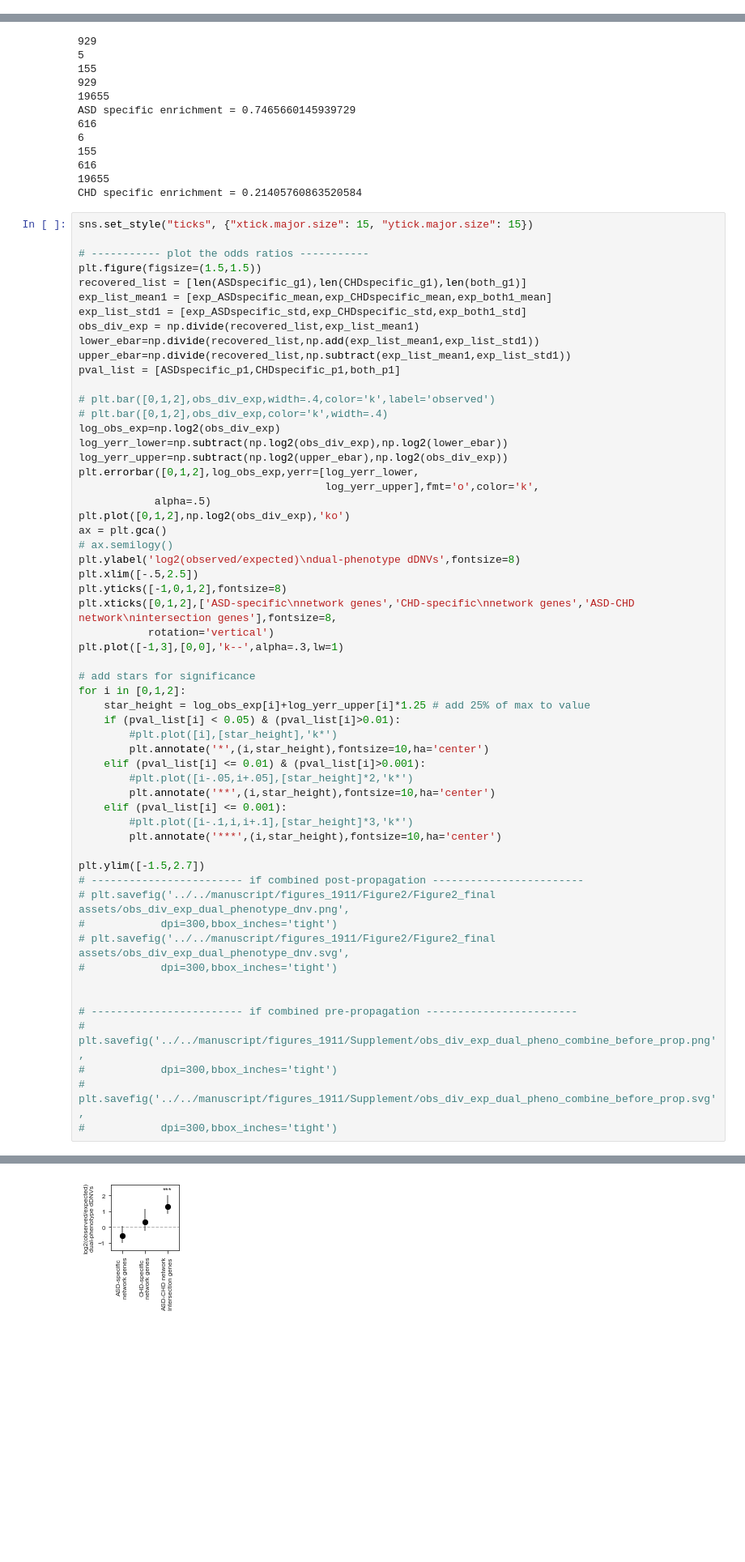
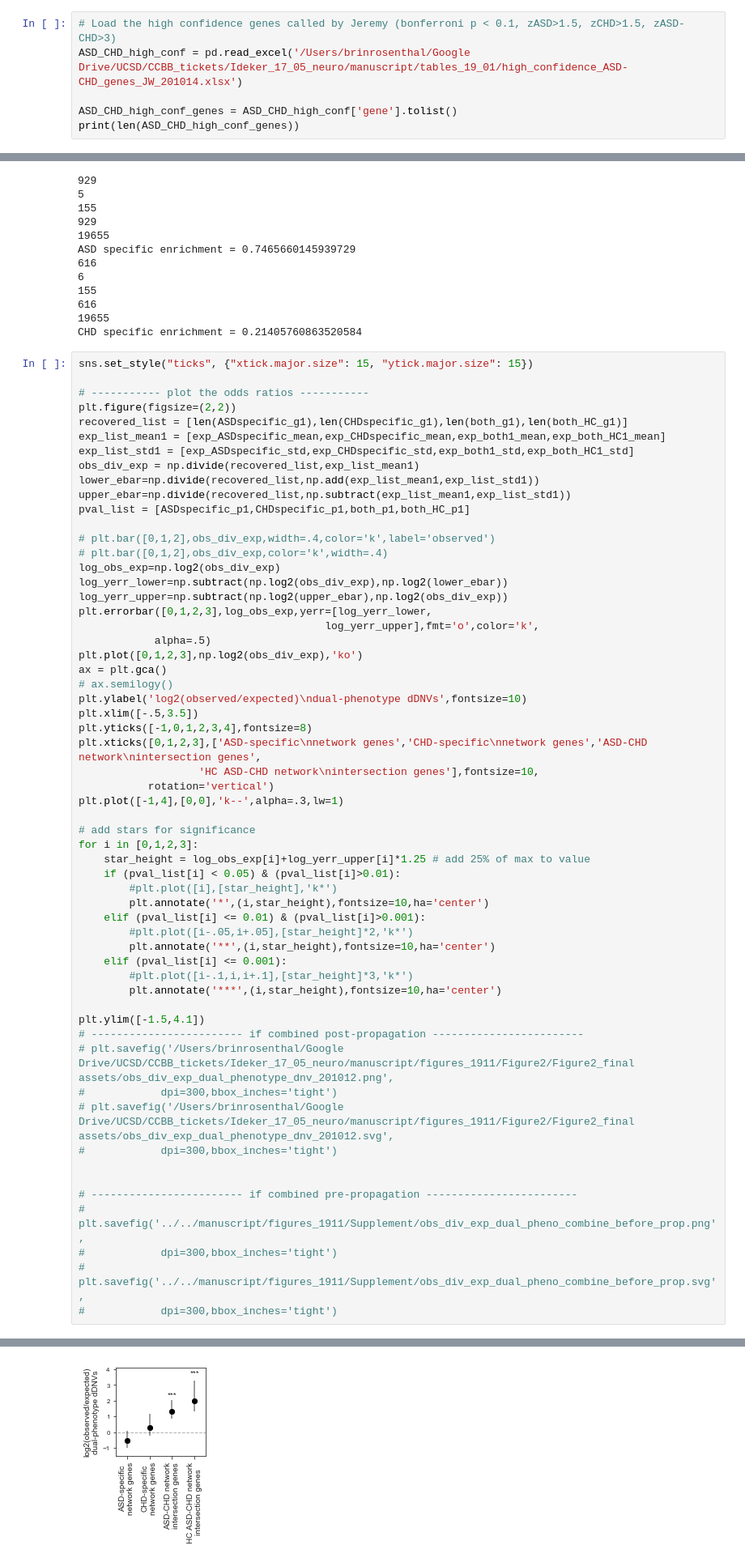
Before and after one commit to ucsd-ccbb/ASD_combined_network_analysis, a Jupyter notebook: NB2_analyze_DNV_overrepresentation_200604.ipynb, the cells around one changed output, grey strips where cells are left out. Shown: that part at 81% size. Saved outputs shown, nothing was run; the diff lists cells and outputs as text; blank space fills up the shorter version.

Commit message:
updates to figures for cell systems submission

```diff
--- a/NB2_analyze_DNV_overrepresentation_200604.ipynb
+++ b/NB2_analyze_DNV_overrepresentation_200604.ipynb
@@ -648,3 +649,9 @@ max CHD_HC zscore:
 # Plot the shared-phenotype DNVs in combined z-score space
 
 ## CHD-ASD
+# %%
+# Load the high confidence genes called by Jeremy (bonferroni p < 0.1, zASD>1.5, zCHD>1.5, zASD-CHD>3)
+ASD_CHD_high_conf = pd.read_excel('/Users/brinrosenthal/Google Drive/UCSD/CCBB_tickets/Ideker_17_05_neuro/manuscript/tables_19_01/high_confidence_ASD-CHD_genes_JW_201014.xlsx')
+
+ASD_CHD_high_conf_genes = ASD_CHD_high_conf['gene'].tolist()
+print(len(ASD_CHD_high_conf_genes))
@@ -974,35 +915,36 @@ CHD specific enrichment = 0.21405760863520584
 sns.set_style("ticks", {"xtick.major.size": 15, "ytick.major.size": 15})
 
 # ----------- plot the odds ratios -----------
-plt.figure(figsize=(1.5,1.5))
-recovered_list = [len(ASDspecific_g1),len(CHDspecific_g1),len(both_g1)]
-exp_list_mean1 = [exp_ASDspecific_mean,exp_CHDspecific_mean,exp_both1_mean]
-exp_list_std1 = [exp_ASDspecific_std,exp_CHDspecific_std,exp_both1_std]
+plt.figure(figsize=(2,2))
+recovered_list = [len(ASDspecific_g1),len(CHDspecific_g1),len(both_g1),len(both_HC_g1)]
+exp_list_mean1 = [exp_ASDspecific_mean,exp_CHDspecific_mean,exp_both1_mean,exp_both_HC1_mean]
+exp_list_std1 = [exp_ASDspecific_std,exp_CHDspecific_std,exp_both1_std,exp_both_HC1_std]
 obs_div_exp = np.divide(recovered_list,exp_list_mean1)
 lower_ebar=np.divide(recovered_list,np.add(exp_list_mean1,exp_list_std1))
 upper_ebar=np.divide(recovered_list,np.subtract(exp_list_mean1,exp_list_std1))
-pval_list = [ASDspecific_p1,CHDspecific_p1,both_p1]
+pval_list = [ASDspecific_p1,CHDspecific_p1,both_p1,both_HC_p1]
 
 # plt.bar([0,1,2],obs_div_exp,width=.4,color='k',label='observed')
 # plt.bar([0,1,2],obs_div_exp,color='k',width=.4)
 log_obs_exp=np.log2(obs_div_exp)
 log_yerr_lower=np.subtract(np.log2(obs_div_exp),np.log2(lower_ebar))
 log_yerr_upper=np.subtract(np.log2(upper_ebar),np.log2(obs_div_exp))
-plt.errorbar([0,1,2],log_obs_exp,yerr=[log_yerr_lower,
+plt.errorbar([0,1,2,3],log_obs_exp,yerr=[log_yerr_lower,
                                        log_yerr_upper],fmt='o',color='k',
             alpha=.5)
-plt.plot([0,1,2],np.log2(obs_div_exp),'ko')
+plt.plot([0,1,2,3],np.log2(obs_div_exp),'ko')
 ax = plt.gca()
 # ax.semilogy()
-plt.ylabel('log2(observed/expected)\ndual-phenotype dDNVs',fontsize=8)
-plt.xlim([-.5,2.5])
-plt.yticks([-1,0,1,2],fontsize=8)
-plt.xticks([0,1,2],['ASD-specific\nnetwork genes','CHD-specific\nnetwork genes','ASD-CHD network\nintersection genes'],fontsize=8,
+plt.ylabel('log2(observed/expected)\ndual-phenotype dDNVs',fontsize=10)
+plt.xlim([-.5,3.5])
+plt.yticks([-1,0,1,2,3,4],fontsize=8)
+plt.xticks([0,1,2,3],['ASD-specific\nnetwork genes','CHD-specific\nnetwork genes','ASD-CHD network\nintersection genes',
+                   'HC ASD-CHD network\nintersection genes'],fontsize=10,
            rotation='vertical')
-plt.plot([-1,3],[0,0],'k--',alpha=.3,lw=1)
+plt.plot([-1,4],[0,0],'k--',alpha=.3,lw=1)
 
 # add stars for significance
-for i in [0,1,2]:
+for i in [0,1,2,3]:
     star_height = log_obs_exp[i]+log_yerr_upper[i]*1.25 # add 25% of max to value
     if (pval_list[i] < 0.05) & (pval_list[i]>0.01):
         #plt.plot([i],[star_height],'k*')
@@ -1014,11 +956,11 @@ for i in [0,1,2]:
         #plt.plot([i-.1,i,i+.1],[star_height]*3,'k*')
         plt.annotate('***',(i,star_height),fontsize=10,ha='center')
 
-plt.ylim([-1.5,2.7])
+plt.ylim([-1.5,4.1])
 # ------------------------ if combined post-propagation ------------------------
-# plt.savefig('../../manuscript/figures_1911/Figure2/Figure2_final assets/obs_div_exp_dual_phenotype_dnv.png',
+# plt.savefig('/Users/brinrosenthal/Google Drive/UCSD/CCBB_tickets/Ideker_17_05_neuro/manuscript/figures_1911/Figure2/Figure2_final assets/obs_div_exp_dual_phenotype_dnv_201012.png',
 #            dpi=300,bbox_inches='tight')
-# plt.savefig('../../manuscript/figures_1911/Figure2/Figure2_final assets/obs_div_exp_dual_phenotype_dnv.svg',
+# plt.savefig('/Users/brinrosenthal/Google Drive/UCSD/CCBB_tickets/Ideker_17_05_neuro/manuscript/figures_1911/Figure2/Figure2_final assets/obs_div_exp_dual_phenotype_dnv_201012.svg',
 #            dpi=300,bbox_inches='tight')
 
 
@@ -1032 +974 @@ plt.ylim([-1.5,2.7])
-[figure, old version]
+[figure, new version]
```
Also changed, not shown: parts of 5 cells of this notebook, 3 other files.
